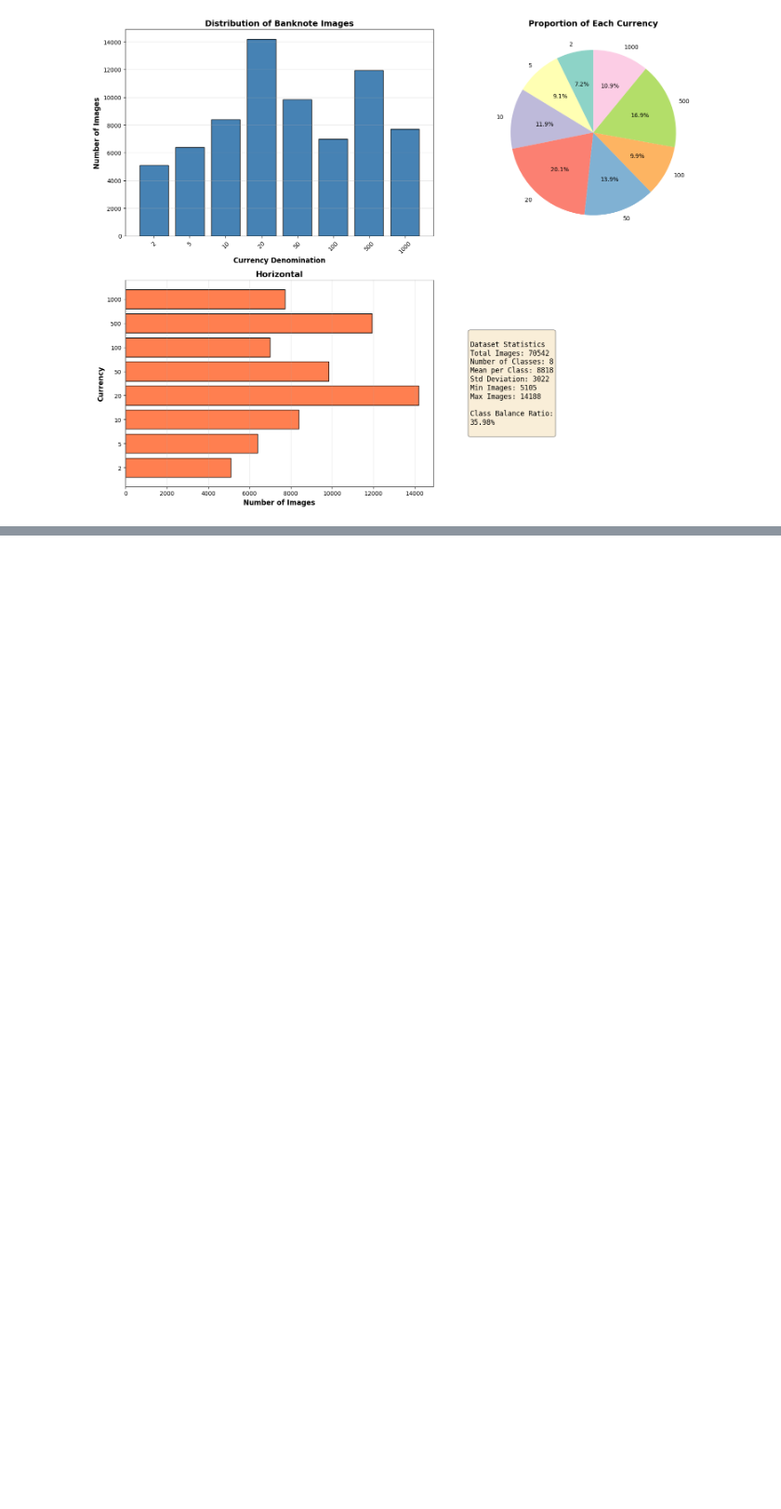
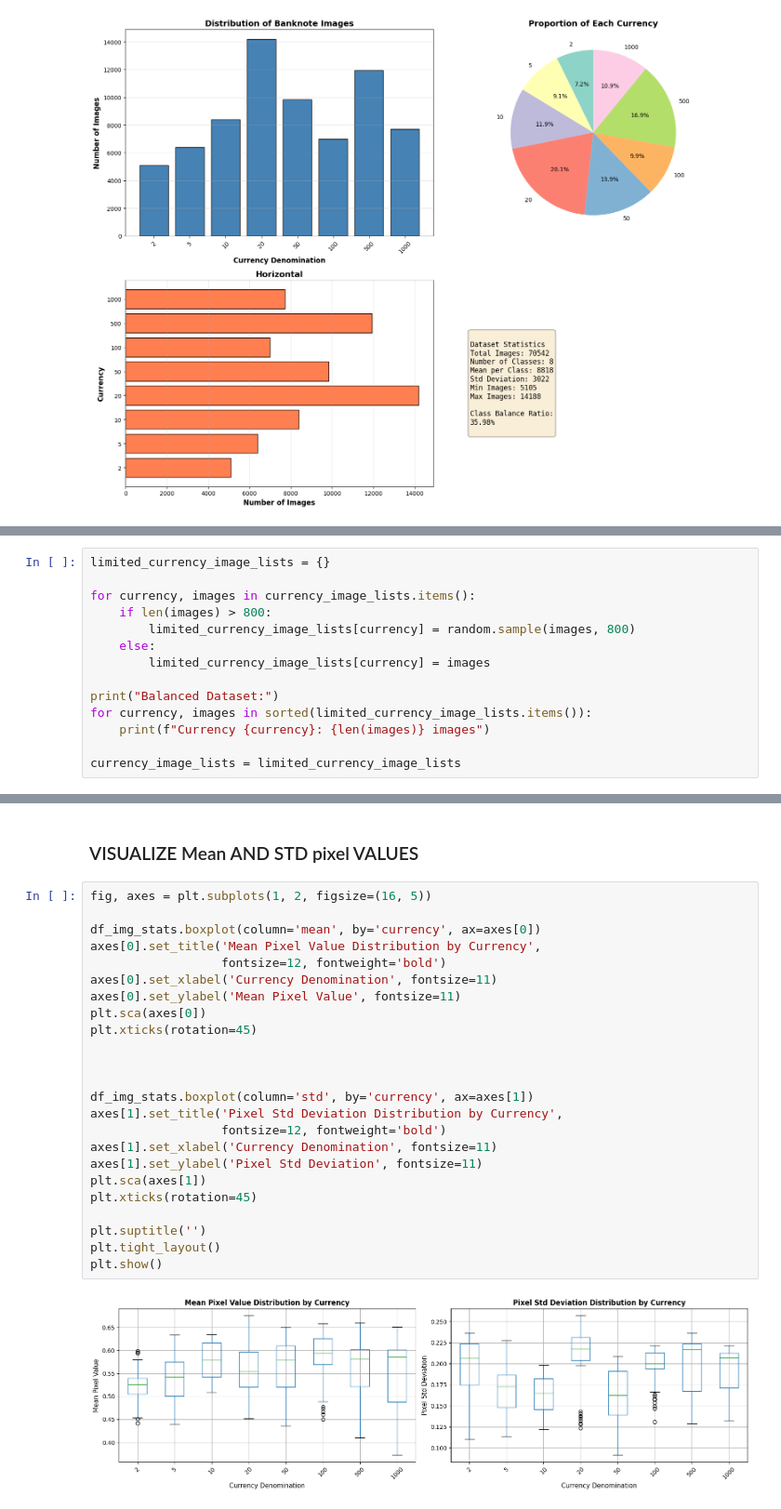
Before and after one commit to nexxusMostaFA/Nueral-Networks-PROJECT, a Jupyter notebook: training_notbook/training.ipynb, the cells around one changed output, grey strips where cells are left out. Shown at 93% size. Saved outputs shown, nothing was run; the diff lists cells and outputs as text; blank space fills up the shorter version.

```diff
--- a/training_notbook/training.ipynb
+++ b/training_notbook/training.ipynb
@@ -150,0 +199,14 @@ plt.show()
+# %%
+limited_currency_image_lists = {}
+
+for currency, images in currency_image_lists.items():
+    if len(images) > 800:
+        limited_currency_image_lists[currency] = random.sample(images, 800)
+    else:
+        limited_currency_image_lists[currency] = images
+
+print("Balanced Dataset:")
+for currency, images in sorted(limited_currency_image_lists.items()):
+    print(f"Currency {currency}: {len(images)} images")
+
+currency_image_lists = limited_currency_image_lists
@@ -150,0 +266,28 @@ plt.show()
+# %% [markdown]
+### VISUALIZE Mean AND STD pixel VALUES
+# %%
+fig, axes = plt.subplots(1, 2, figsize=(16, 5))
+
+df_img_stats.boxplot(column='mean', by='currency', ax=axes[0])
+axes[0].set_title('Mean Pixel Value Distribution by Currency',
+                  fontsize=12, fontweight='bold')
+axes[0].set_xlabel('Currency Denomination', fontsize=11)
+axes[0].set_ylabel('Mean Pixel Value', fontsize=11)
+plt.sca(axes[0])
+plt.xticks(rotation=45)
+
+
+
+df_img_stats.boxplot(column='std', by='currency', ax=axes[1])
+axes[1].set_title('Pixel Std Deviation Distribution by Currency',
+                  fontsize=12, fontweight='bold')
+axes[1].set_xlabel('Currency Denomination', fontsize=11)
+axes[1].set_ylabel('Pixel Std Deviation', fontsize=11)
+plt.sca(axes[1])
+plt.xticks(rotation=45)
+
+plt.suptitle('')
+plt.tight_layout()
+plt.show()
+# %% [output]
+[figure, added]
```
Also changed, not shown: parts of 16 cells of this notebook.
